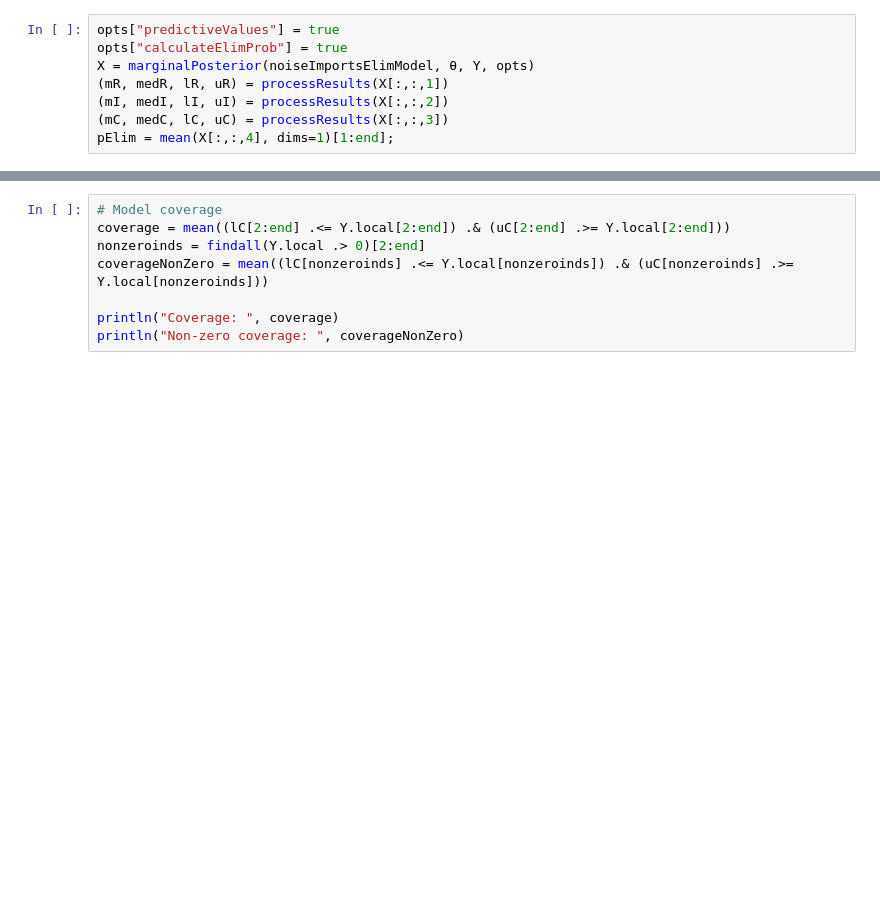
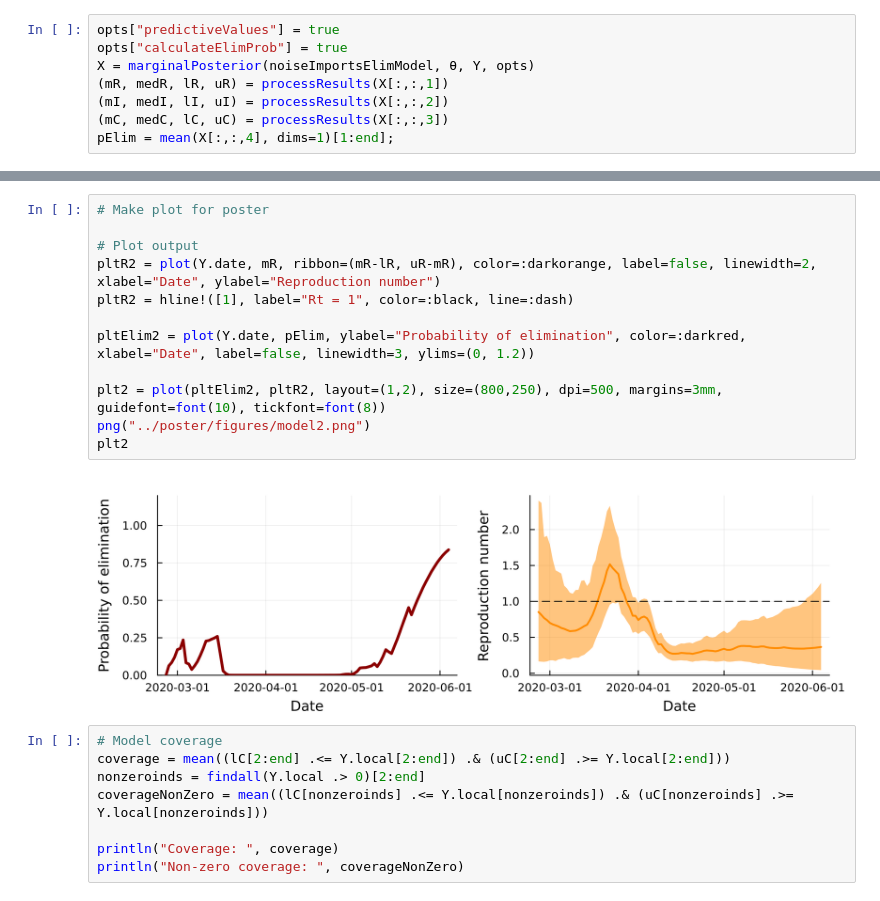
Before and after one commit to nicsteyn2/SMCforRt, a Jupyter notebook: paper/02imports.ipynb, the cells around one changed output, grey strips where cells are left out. Cells and saved outputs as stored; diff of their text form; blank space fills up the shorter version.

```diff
--- a/paper/02imports.ipynb
+++ b/paper/02imports.ipynb
@@ -186,3 +186,17 @@ Estimate of Rt at T: 84.28%
+# %%
+# Make plot for poster
+
+# Plot output
+pltR2 = plot(Y.date, mR, ribbon=(mR-lR, uR-mR), color=:darkorange, label=false, linewidth=2, xlabel="Date", ylabel="Reproduction number")
+pltR2 = hline!([1], label="Rt = 1", color=:black, line=:dash)
+
+pltElim2 = plot(Y.date, pElim, ylabel="Probability of elimination", color=:darkred, xlabel="Date", label=false, linewidth=3, ylims=(0, 1.2))
+
+plt2 = plot(pltElim2, pltR2, layout=(1,2), size=(800,250), dpi=500, margins=3mm, guidefont=font(10), tickfont=font(8))
+png("../poster/figures/model2.png")
+plt2
+# %% [output]
+[figure, added]
 # %%
 # Model coverage
 coverage = mean((lC[2:end] .<= Y.local[2:end]) .& (uC[2:end] .>= Y.local[2:end]))
```
Also changed, not shown: parts of 4 cells of this notebook, 32 other files.
